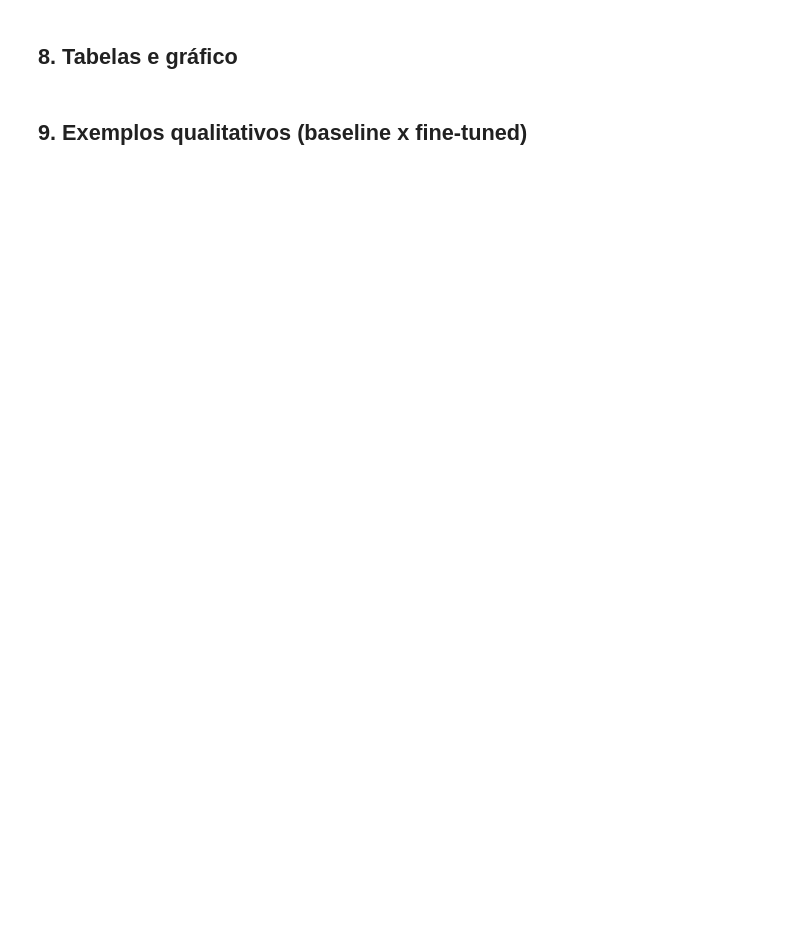
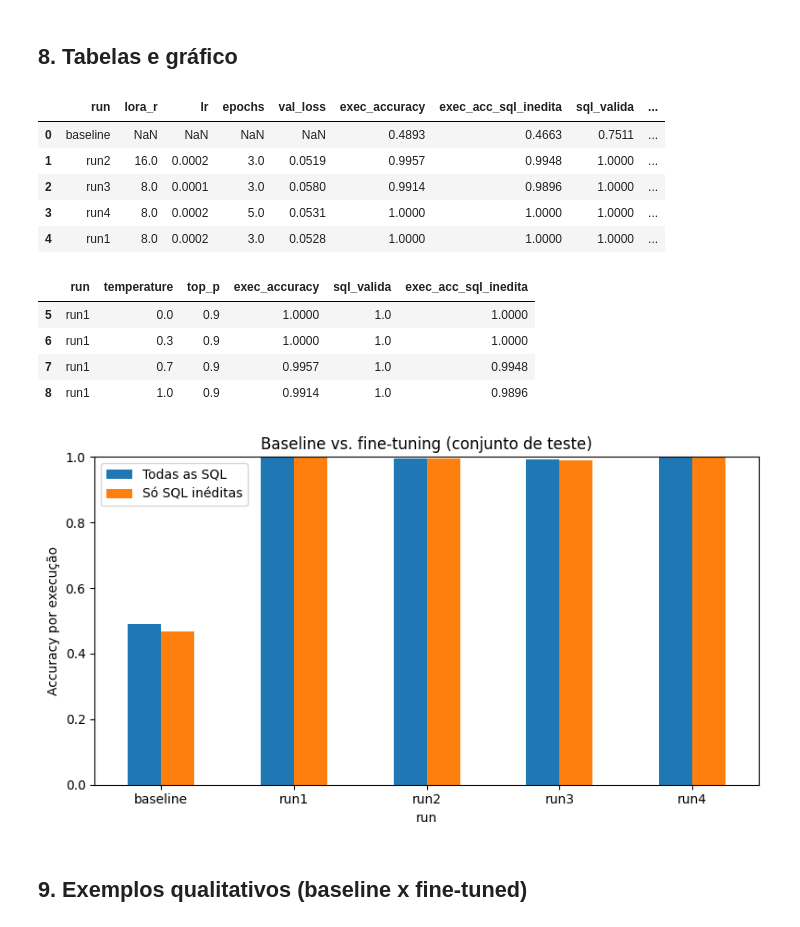
Before and after one commit to palomari/text2sql-llm, a Jupyter notebook: notebooks/text2sql_colab.ipynb, the cells around one changed output. Cells and saved outputs as stored; diff of their text form; code cells hidden in the pictures; blank space fills up the shorter version.

```diff
--- a/notebooks/text2sql_colab.ipynb
+++ b/notebooks/text2sql_colab.ipynb
@@ -132,3 +246,52 @@ plt.show()
+# %%
+import pandas as pd
+import matplotlib.pyplot as plt
+
+BEST = "run1"   # troque pela melhor execução
+
+exp = pd.read_csv("results/experimentos.csv")
+exp = exp[exp.run != "teste"].drop_duplicates("run", keep="last")
+
+av = pd.read_csv("results/avaliacao.csv")
+av = av[av.run != "teste"].drop_duplicates(["run", "temperature"], keep="last")
+
+# Tabela principal: baseline e execuções, com temperature 0.0
+base = av[av.temperature == 0.0]
+tabela = base.merge(exp, on="run", how="left")
+cols = ["run", "lora_r", "lr", "epochs", "val_loss", "exec_accuracy",
+        "exec_acc_sql_inedita", "sql_valida", "exact_match", "tempo_min", "vram_pico_gb"]
+tabela = tabela[cols]
+display(tabela)
+
+# Parâmetros de inferência na melhor execução
+temps = av[av.run == BEST][["run", "temperature", "top_p", "exec_accuracy",
+                            "sql_valida", "exec_acc_sql_inedita"]].sort_values("temperature")
+display(temps)
+
+# Gráfico: baseline x execuções
+ordem = ["baseline"] + sorted(r for r in base.run if r != "baseline")
+t = tabela.set_index("run").reindex(ordem)
+ax = t[["exec_accuracy", "exec_acc_sql_inedita"]].plot.bar(figsize=(8, 4.5), rot=0)
+ax.set_ylim(0, 1)
+ax.set_ylabel("Accuracy por execução")
+ax.set_title("Baseline vs. fine-tuning (conjunto de teste)")
+ax.legend(["Todas as SQL", "Só SQL inéditas"])
+plt.tight_layout()
+plt.savefig("results/comparacao.png", dpi=150)
+plt.show()
+# %% [output]
+|  | run | lora_r | lr | epochs | val_loss | exec_accuracy | exec_acc_sql_inedita | sql_valida | ... |
+| 0 | baseline | NaN | NaN | NaN | NaN | 0.4893 | 0.4663 | 0.7511 | ... |
+| 1 | run2 | 16.0 | 0.0002 | 3.0 | 0.0519 | 0.9957 | 0.9948 | 1.0000 | ... |
+| 2 | run3 | 8.0 | 0.0001 | 3.0 | 0.0580 | 0.9914 | 0.9896 | 1.0000 | ... |
+| 3 | run4 | 8.0 | 0.0002 | 5.0 | 0.0531 | 1.0000 | 1.0000 | 1.0000 | ... |
+| 4 | run1 | 8.0 | 0.0002 | 3.0 | 0.0528 | 1.0000 | 1.0000 | 1.0000 | ... |
+|  | run | temperature | top_p | exec_accuracy | sql_valida | exec_acc_sql_inedita |
+| 5 | run1 | 0.0 | 0.9 | 1.0000 | 1.0 | 1.0000 |
+| 6 | run1 | 0.3 | 0.9 | 1.0000 | 1.0 | 1.0000 |
+| 7 | run1 | 0.7 | 0.9 | 0.9957 | 1.0 | 0.9948 |
+| 8 | run1 | 1.0 | 0.9 | 0.9914 | 1.0 | 0.9896 |
+[figure, added]
 # %% [markdown]
 ## 9. Exemplos qualitativos (baseline x fine-tuned)
 # %%
```
Also changed, not shown: parts of 15 cells of this notebook, 1 other file.
